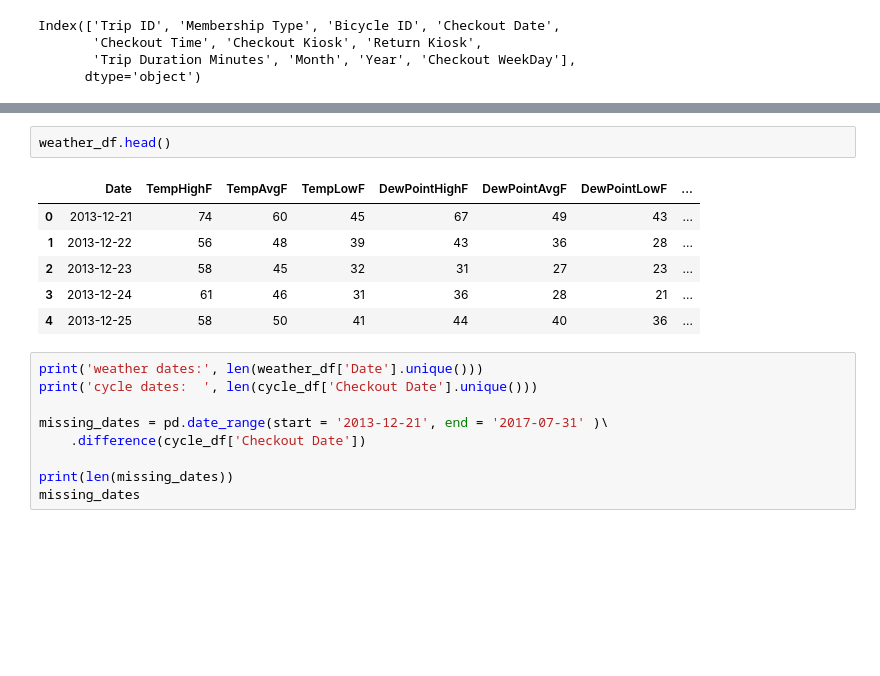
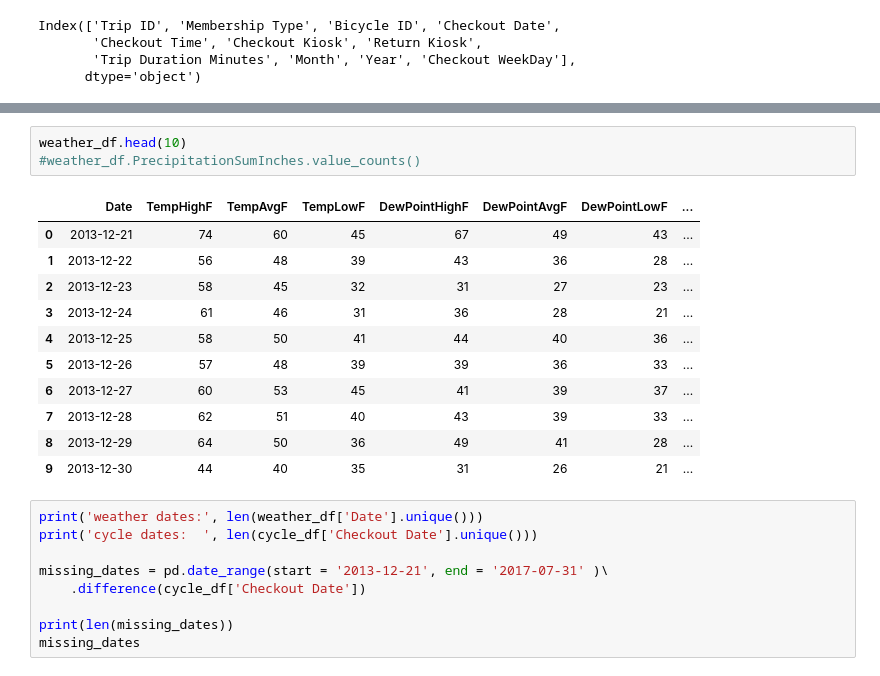
Before and after one commit to danny305/Austin-bike-project, a Jupyter notebook: Danny_Feature_Engr.ipynb, the cells around one changed output, grey strips where cells are left out. Cells and saved outputs as stored; diff of their text form; blank space fills up the shorter version.

```diff
--- a/Danny_Feature_Engr.ipynb
+++ b/Danny_Feature_Engr.ipynb
@@ -87,14 +87,20 @@ cycle_df.head()
 | 3 | 9900285857 | 24-Hour Kiosk (Austin B-cycle) | 745.0 | 2014-10-26 | 13:12:00 | Zilker Park at Barton Springs & W... | Zilker Park at Barton Springs & W... | ... |
 | 4 | 9900285858 | 24-Hour Kiosk (Austin B-cycle) | 164.0 | 2014-10-26 | 13:12:00 | Bullock Museum @ Congress & MLK | Convention Center/ 3rd & Trinity | ... |
 # %%
-weather_df.head()
+weather_df.head(10)
+#weather_df.PrecipitationSumInches.value_counts()
 # %% [output]
 |  | Date | TempHighF | TempAvgF | TempLowF | DewPointHighF | DewPointAvgF | DewPointLowF | ... |
 | 0 | 2013-12-21 | 74 | 60 | 45 | 67 | 49 | 43 | ... |
 | 1 | 2013-12-22 | 56 | 48 | 39 | 43 | 36 | 28 | ... |
 | 2 | 2013-12-23 | 58 | 45 | 32 | 31 | 27 | 23 | ... |
 | 3 | 2013-12-24 | 61 | 46 | 31 | 36 | 28 | 21 | ... |
 | 4 | 2013-12-25 | 58 | 50 | 41 | 44 | 40 | 36 | ... |
+| 5 | 2013-12-26 | 57 | 48 | 39 | 39 | 36 | 33 | ... |
+| 6 | 2013-12-27 | 60 | 53 | 45 | 41 | 39 | 37 | ... |
+| 7 | 2013-12-28 | 62 | 51 | 40 | 43 | 39 | 33 | ... |
+| 8 | 2013-12-29 | 64 | 50 | 36 | 49 | 41 | 28 | ... |
+| 9 | 2013-12-30 | 44 | 40 | 35 | 31 | 26 | 21 | ... |
 # %%
 print('weather dates:', len(weather_df['Date'].unique()))
 print('cycle dates:  ', len(cycle_df['Checkout Date'].unique()))
```
Also changed, not shown: parts of 6 cells of this notebook.
